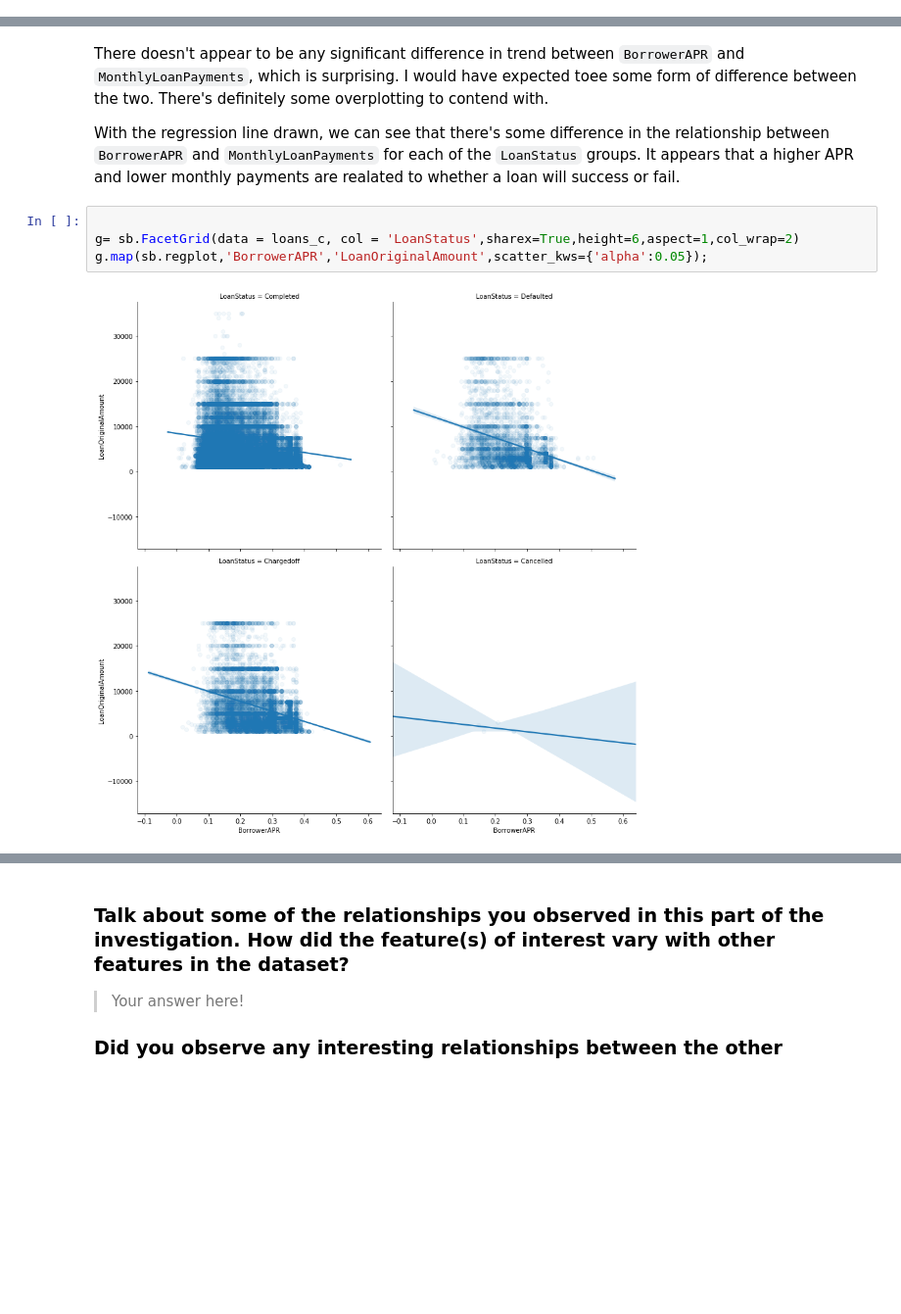
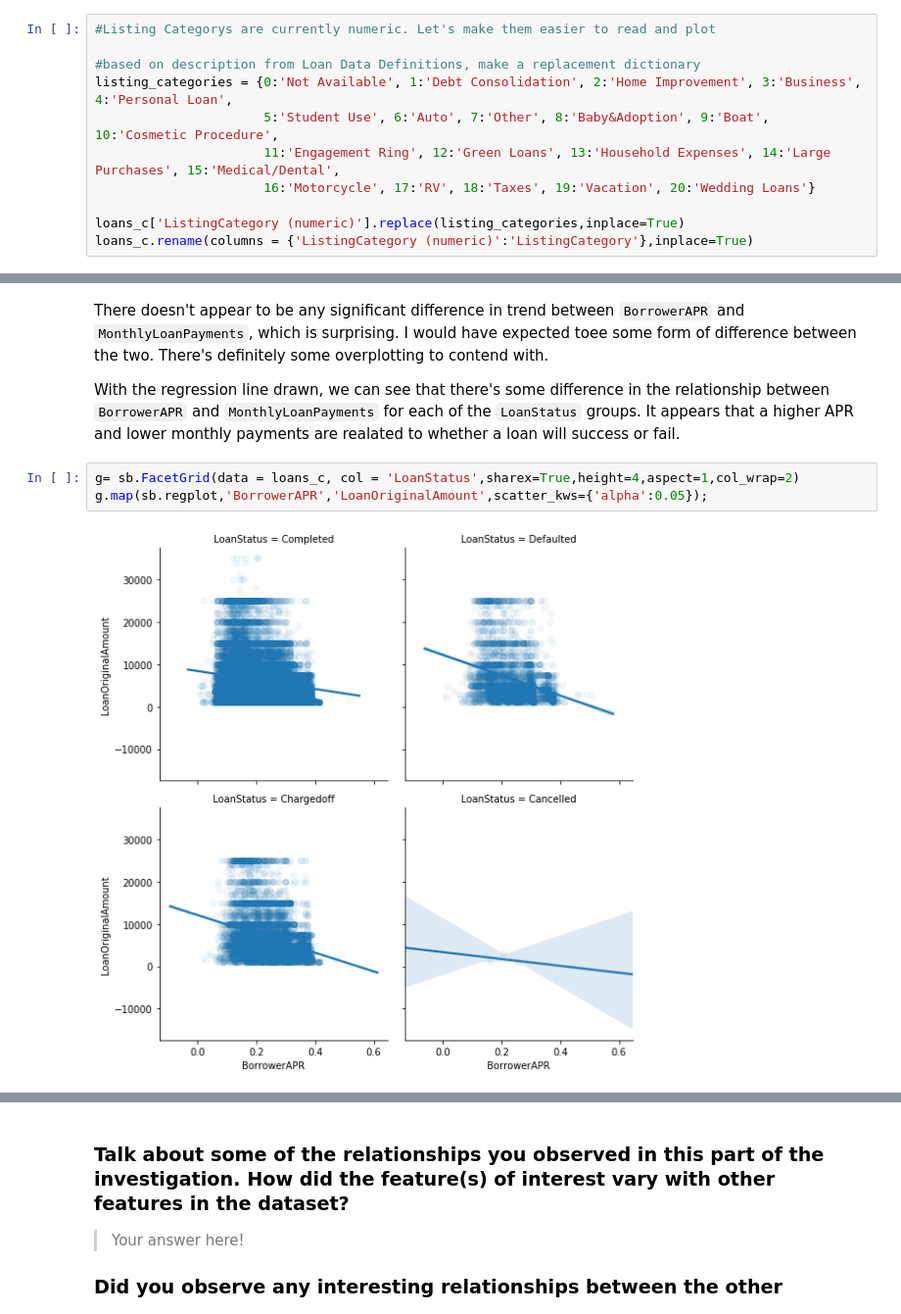
Before and after one commit to cavamal/trying_for_pretty, a Jupyter notebook: exploration_template.ipynb, the cells around one changed output, grey strips where cells are left out. Shown: that part at 98% size. Saved outputs shown, nothing was run; the diff lists cells and outputs as text; blank space fills up the shorter version.

Commit message:
fleshing out multivariate and bivariate analysis. Start explanatory visuals

```diff
--- a/exploration_template.ipynb
+++ b/exploration_template.ipynb
@@ -352,0 +353,11 @@ you plan on investigating next.
+# %%
+#Listing Categorys are currently numeric. Let's make them easier to read and plot
+
+#based on description from Loan Data Definitions, make a replacement dictionary
+listing_categories = {0:'Not Available', 1:'Debt Consolidation', 2:'Home Improvement', 3:'Business', 4:'Personal Loan',
+                      5:'Student Use', 6:'Auto', 7:'Other', 8:'Baby&Adoption', 9:'Boat', 10:'Cosmetic Procedure',
+                      11:'Engagement Ring', 12:'Green Loans', 13:'Household Expenses', 14:'Large Purchases', 15:'Medical/Dental',
+                      16:'Motorcycle', 17:'RV', 18:'Taxes', 19:'Vacation', 20:'Wedding Loans'}
+
+loans_c['ListingCategory (numeric)'].replace(listing_categories,inplace=True)
+loans_c.rename(columns = {'ListingCategory (numeric)':'ListingCategory'},inplace=True)
@@ -400,8 +559,7 @@ There doesn't appear to be any significant difference in trend between `Borrower
 
 With the regression line drawn, we can see that there's some difference in the relationship between `BorrowerAPR` and `MonthlyLoanPayments` for each of the `LoanStatus` groups. It appears that a higher APR and lower monthly payments are realated to whether a loan will success or fail.
 # %%
-
-g= sb.FacetGrid(data = loans_c, col = 'LoanStatus',sharex=True,height=6,aspect=1,col_wrap=2)
+g= sb.FacetGrid(data = loans_c, col = 'LoanStatus',sharex=True,height=4,aspect=1,col_wrap=2)
 g.map(sb.regplot,'BorrowerAPR','LoanOriginalAmount',scatter_kws={'alpha':0.05});
 # %% [output]
-[figure, old version]
+[figure, new version]
```
Also changed, not shown: parts of 41 cells of this notebook.
